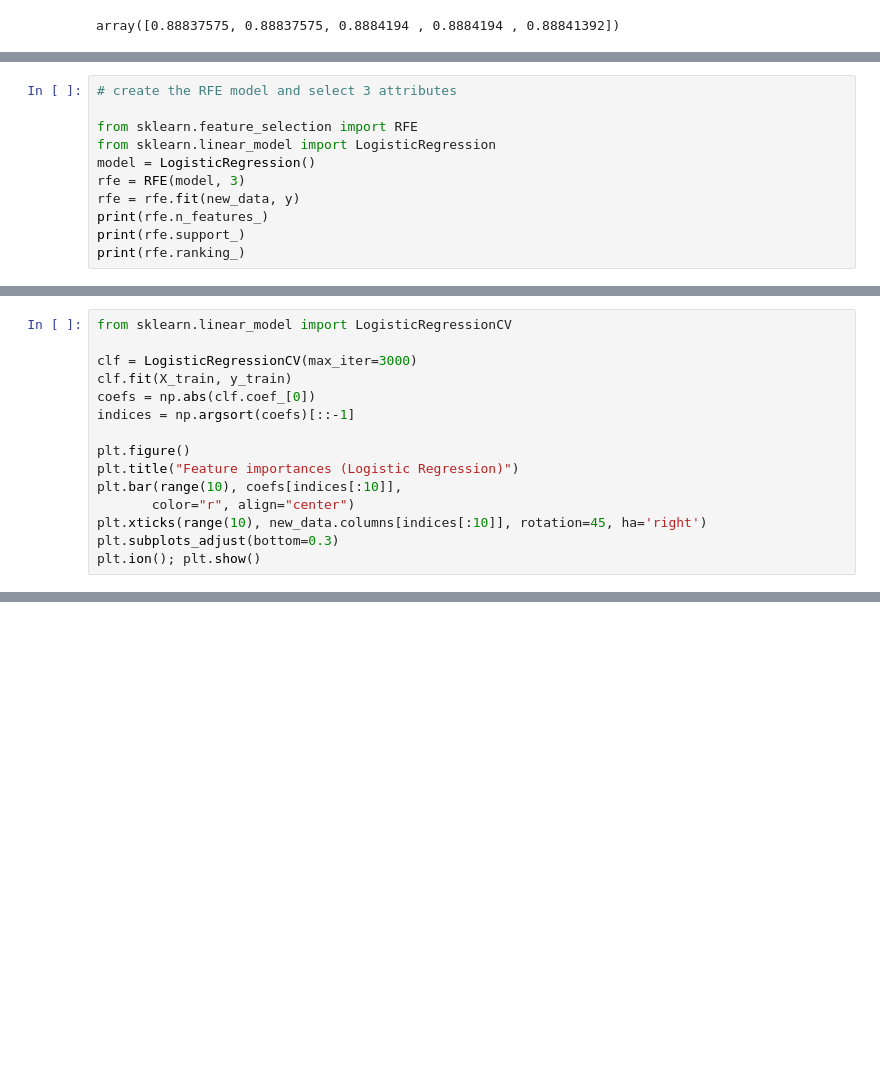
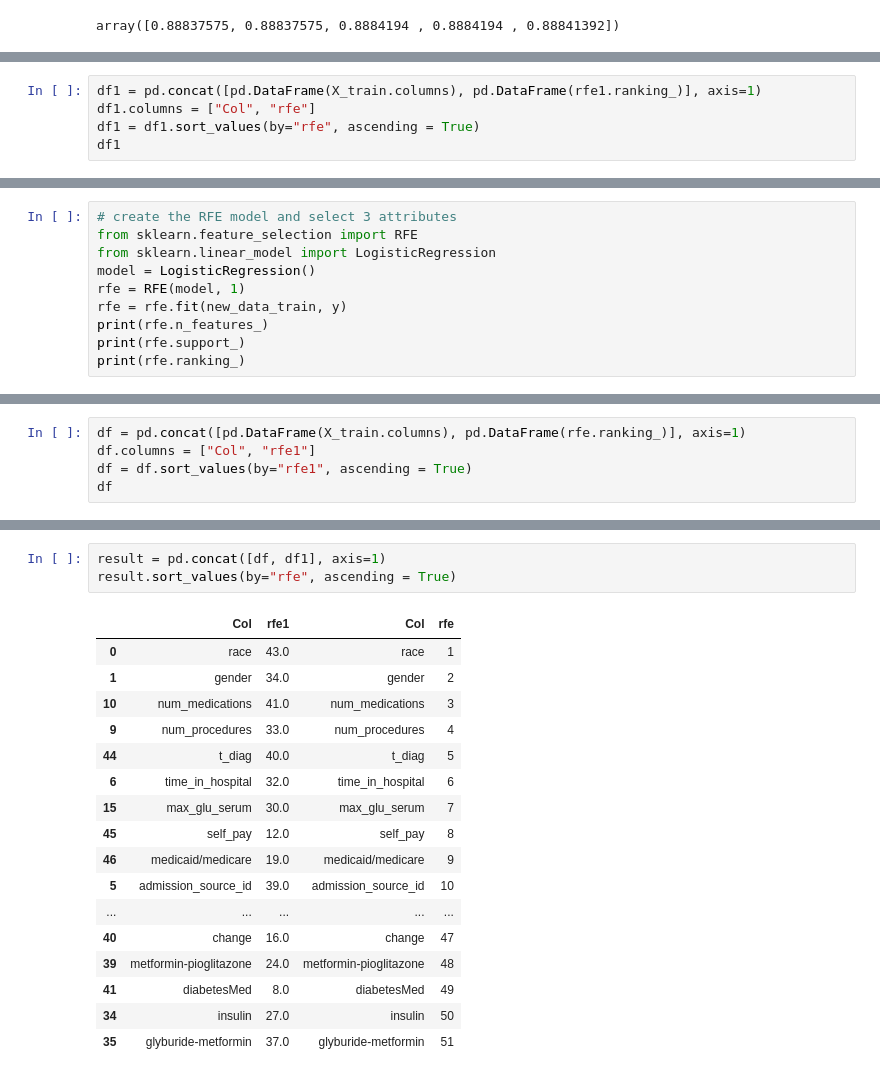
Before and after one commit to joonsooro/UnitedHealthcare, a Jupyter notebook: Jason/logistic regression.ipynb, the cells around one changed output, grey strips where cells are left out. Drawn from its saved outputs; the diff is of its cells as text; blank space fills up the shorter version.

```diff
--- a/Jason/logistic regression.ipynb
+++ b/Jason/logistic regression.ipynb
@@ -150,0 +193,5 @@ array([0.88837575, 0.88837575, 0.8884194 , 0.8884194 , 0.88841392])
+# %%
+df1 = pd.concat([pd.DataFrame(X_train.columns), pd.DataFrame(rfe1.ranking_)], axis=1)
+df1.columns = ["Col", "rfe"]
+df1 = df1.sort_values(by="rfe", ascending = True)
+df1
@@ -151,11 +216,10 @@ array([0.88837575, 0.88837575, 0.8884194 , 0.8884194 , 0.88841392])
 # %%
 # create the RFE model and select 3 attributes
-
 from sklearn.feature_selection import RFE
 from sklearn.linear_model import LogisticRegression
 model = LogisticRegression()
-rfe = RFE(model, 3)
-rfe = rfe.fit(new_data, y)
+rfe = RFE(model, 1)
+rfe = rfe.fit(new_data_train, y)
 print(rfe.n_features_)
 print(rfe.support_)
 print(rfe.ranking_)
@@ -176,15 +233,0 @@ new_data.shape
-# %%
-from sklearn.linear_model import LogisticRegressionCV
-
-clf = LogisticRegressionCV(max_iter=3000)
-clf.fit(X_train, y_train)
-coefs = np.abs(clf.coef_[0])
-indices = np.argsort(coefs)[::-1]
-
-plt.figure()
-plt.title("Feature importances (Logistic Regression)")
-plt.bar(range(10), coefs[indices[:10]],
-       color="r", align="center")
-plt.xticks(range(10), new_data.columns[indices[:10]], rotation=45, ha='right')
-plt.subplots_adjust(bottom=0.3)
-plt.ion(); plt.show()
@@ -192,0 +234,5 @@ plt.ion(); plt.show()
+# %%
+df = pd.concat([pd.DataFrame(X_train.columns), pd.DataFrame(rfe.ranking_)], axis=1)
+df.columns = ["Col", "rfe1"]
+df = df.sort_values(by="rfe1", ascending = True)
+df
@@ -192,0 +257,21 @@ plt.ion(); plt.show()
+# %%
+result = pd.concat([df, df1], axis=1)
+result.sort_values(by="rfe", ascending = True)
+# %% [output]
+|  | Col | rfe1 | Col | rfe |
+| 0 | race | 43.0 | race | 1 |
+| 1 | gender | 34.0 | gender | 2 |
+| 10 | num_medications | 41.0 | num_medications | 3 |
+| 9 | num_procedures | 33.0 | num_procedures | 4 |
+| 44 | t_diag | 40.0 | t_diag | 5 |
+| 6 | time_in_hospital | 32.0 | time_in_hospital | 6 |
+| 15 | max_glu_serum | 30.0 | max_glu_serum | 7 |
+| 45 | self_pay | 12.0 | self_pay | 8 |
+| 46 | medicaid/medicare | 19.0 | medicaid/medicare | 9 |
+| 5 | admission_source_id | 39.0 | admission_source_id | 10 |
+| ... | ... | ... | ... | ... |
+| 40 | change | 16.0 | change | 47 |
+| 39 | metformin-pioglitazone | 24.0 | metformin-pioglitazone | 48 |
+| 41 | diabetesMed | 8.0 | diabetesMed | 49 |
+| 34 | insulin | 27.0 | insulin | 50 |
+| 35 | glyburide-metformin | 37.0 | glyburide-metformin | 51 |
```
Also changed, not shown: parts of 18 cells of this notebook, 2 other files.
